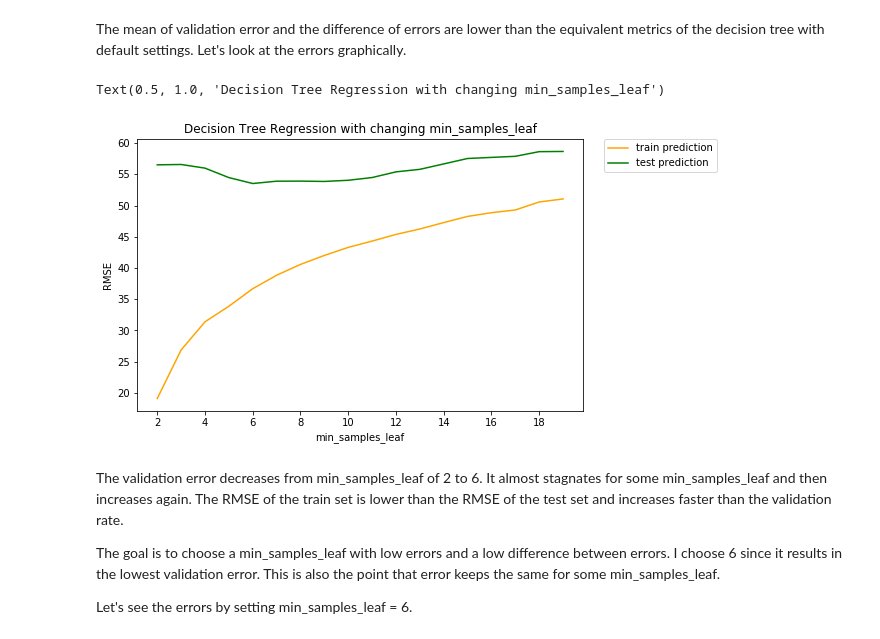
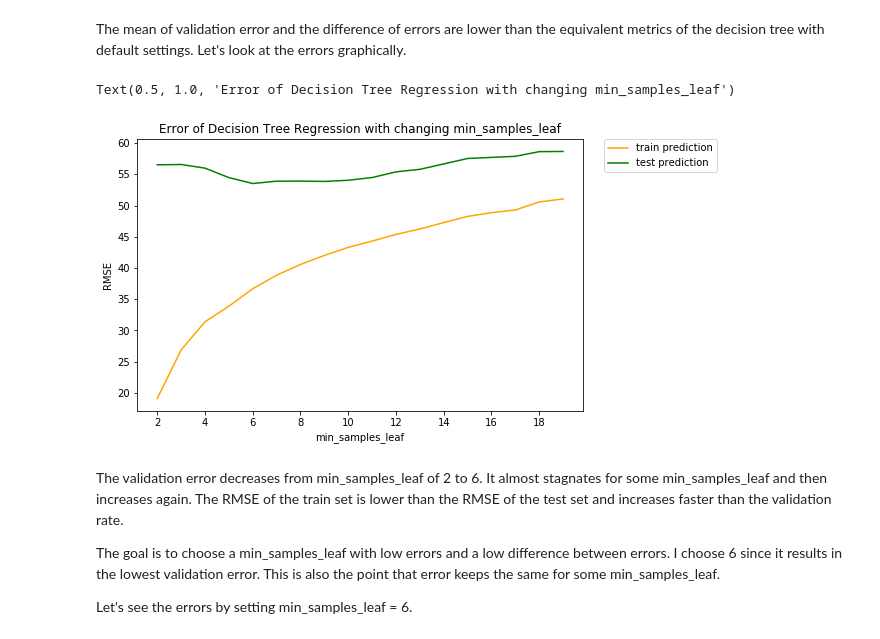
Before and after one commit to nasimjafari7/PythonProjects, a Jupyter notebook: Guided Project_ Predicting Bike Rentals/Basics.ipynb, the cells around one changed output. Cells and saved outputs as stored; diff of their text form; code cells hidden in the pictures.

```diff
--- a/Guided Project_ Predicting Bike Rentals/Basics.ipynb
+++ b/Guided Project_ Predicting Bike Rentals/Basics.ipynb
@@ -259,18 +260,18 @@ The mean of validation error and the difference of errors are lower than the eq
 # %%
 plt.figure(figsize=(8, 5))
 x = range(2, 20, 1)
 y1_dt_msl = train_rmses
 plt.plot(x,y1_dt_msl, label = 'train prediction', color='orange')
 y2_dt_msl = test_rmses
 plt.plot(x,y2_dt_msl, label = 'test prediction', color='green')
 plt.legend(bbox_to_anchor=(1.3,1), borderaxespad=0)
 plt.xlabel('min_samples_leaf')
 plt.ylabel('RMSE')
 plt.xticks(range(2, 20, 2))
-plt.title("Decision Tree Regression with changing min_samples_leaf")
+plt.title("Error of Decision Tree Regression with changing min_samples_leaf")
 # %% [output]
-Text(0.5, 1.0, 'Decision Tree Regression with changing min_samples_leaf')
+Text(0.5, 1.0, 'Error of Decision Tree Regression with changing min_samples_leaf')
-[figure, old version]
+[figure, new version]
 # %% [markdown]
 The validation error decreases from min_samples_leaf of 2 to 6. It almost stagnates for some min_samples_leaf and then increases again. The RMSE of the train set is lower than the RMSE of the test set and increases faster than the validation rate.
 
```
Also changed, not shown: parts of 4 cells of this notebook.
